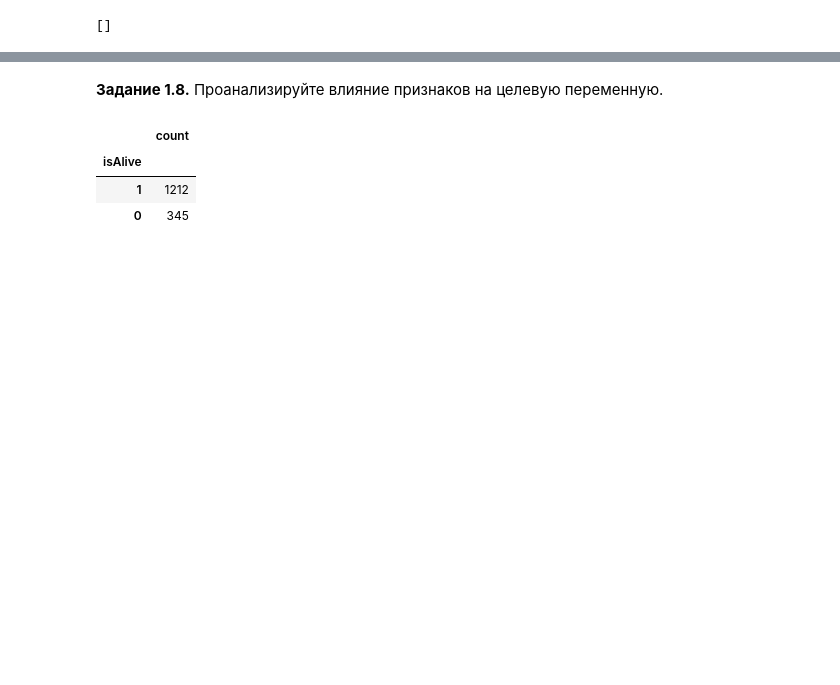
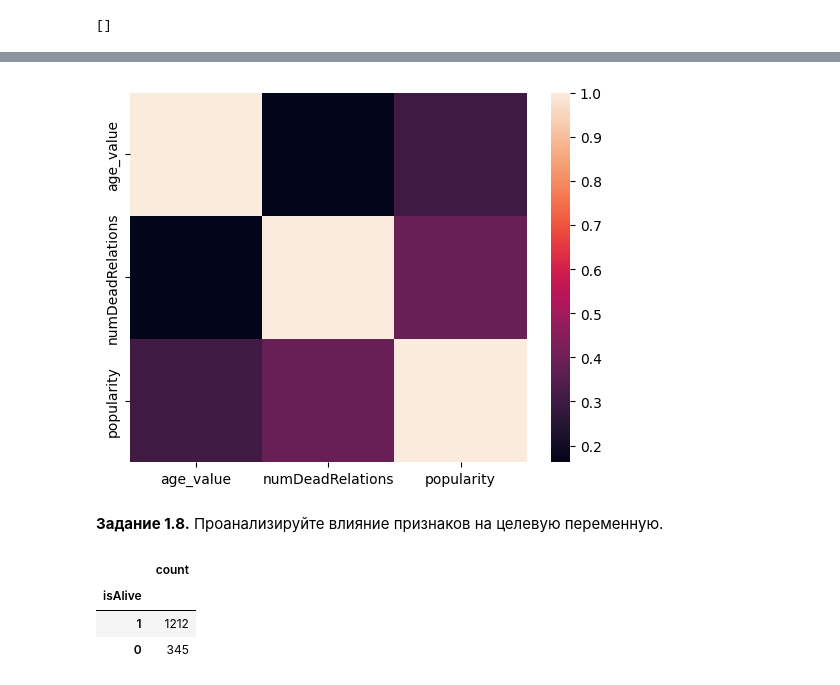
Before and after one commit to Aqity/deep_learning_school_autumn_2026, a Jupyter notebook: hw_1_game_of_thrones_main.ipynb, the cells around one changed output, grey strips where cells are left out. Cells and saved outputs as stored; diff of their text form; code cells hidden in the pictures; blank space fills up the shorter version.

```diff
--- a/hw_1_game_of_thrones_main.ipynb
+++ b/hw_1_game_of_thrones_main.ipynb
@@ -281,3 +283,12 @@ data['age_no_data'] = [1 if np.isnan(x) else 0 for x in data['age']]
+# %%
+data['isAliveFather_no_data'] = [1 if np.isnan(x) else 0 for x in data['isAliveFather']]
+data['isAliveHeir_no_data'] = [1 if np.isnan(x) else 0 for x in data['isAliveHeir']]
+data['isAliveSpouse_no_data'] = [1 if np.isnan(x) else 0 for x in data['isAliveSpouse']]
+# %%
+data['isAliveMother'] = data['isAliveMother'].fillna(0)
+data['isAliveFather'] = data['isAliveFather'].fillna(0)
+data['isAliveHeir'] = data['isAliveHeir'].fillna(0)
+data['isAliveSpouse'] = data['isAliveSpouse'].fillna(0)
 # %%
 data.loc[:1577, ['age', 'age_value', 'age_no_data']]
 # %% [output]
@@ -746,5 +757,7 @@ data.head(10)
 # %%
 data = data.drop(columns=['title', 'house', 'culture_grouped'])
+# %%
+data = data.drop(columns=['age', 'dateOfBirth'])
 # %%
 data.select_dtypes(include=[object]).columns.tolist()
 # %% [output]
@@ -751,0 +769,3 @@ data.select_dtypes(include=[object]).columns.tolist()
+# %%
+features = ['age_value', 'numDeadRelations', 'popularity']
+data[features].corr()
@@ -752,3 +794,9 @@ data.select_dtypes(include=[object]).columns.tolist()
+# %%
+sns.heatmap(data[features].corr())
+
+plt.show()
+# %% [output]
+[figure, added]
 # %% [markdown]
 **Задание 1.8.** Проанализируйте влияние признаков на целевую переменную.
 # %%
```
Also changed, not shown: parts of 18 cells of this notebook.
